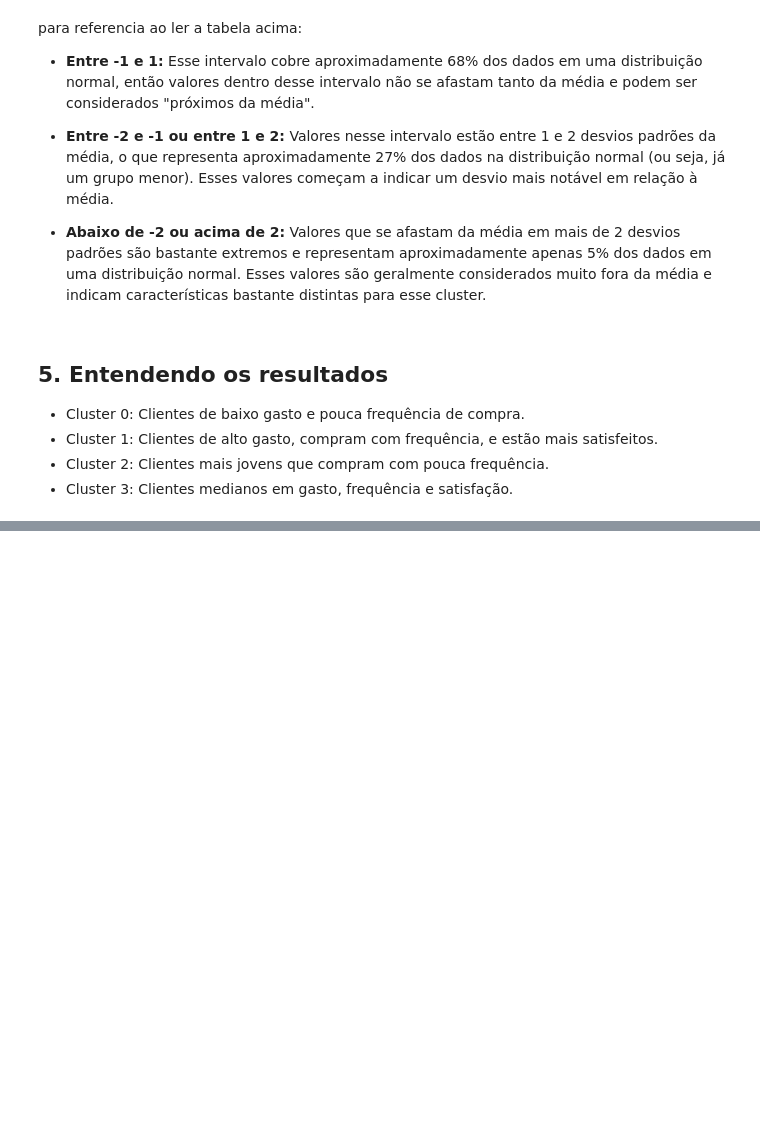
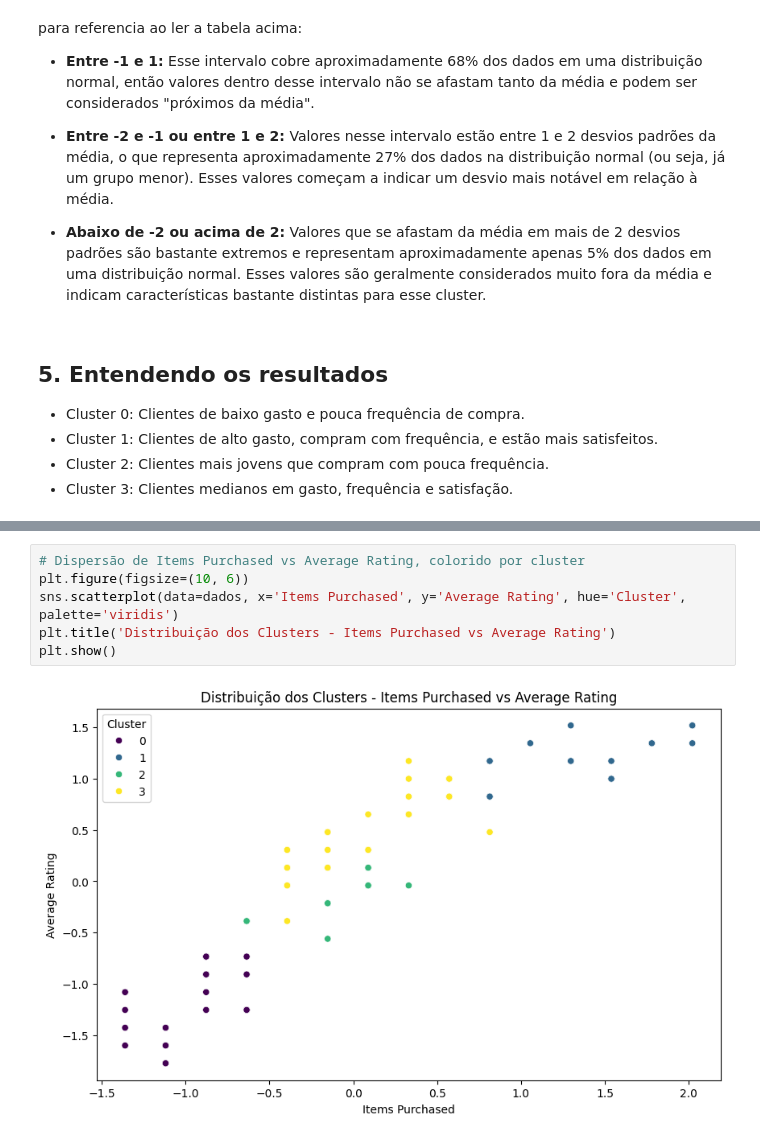
Before and after one commit to HammadN98/Segmentacao_de_Clientes_para_E-commerce, a Jupyter notebook: notebooks/E_commerce_behavior.ipynb, the cells around one changed output, grey strips where cells are left out. Drawn from its saved outputs; the diff is of its cells as text; blank space fills up the shorter version.

```diff
--- a/notebooks/E_commerce_behavior.ipynb
+++ b/notebooks/E_commerce_behavior.ipynb
@@ -217,0 +228,8 @@ para referencia ao ler a tabela acima:
+# %%
+# Dispersão de Items Purchased vs Average Rating, colorido por cluster
+plt.figure(figsize=(10, 6))
+sns.scatterplot(data=dados, x='Items Purchased', y='Average Rating', hue='Cluster', palette='viridis')
+plt.title('Distribuição dos Clusters - Items Purchased vs Average Rating')
+plt.show()
+# %% [output]
+[figure, added]
```
Also changed, not shown: parts of 3 cells of this notebook.
